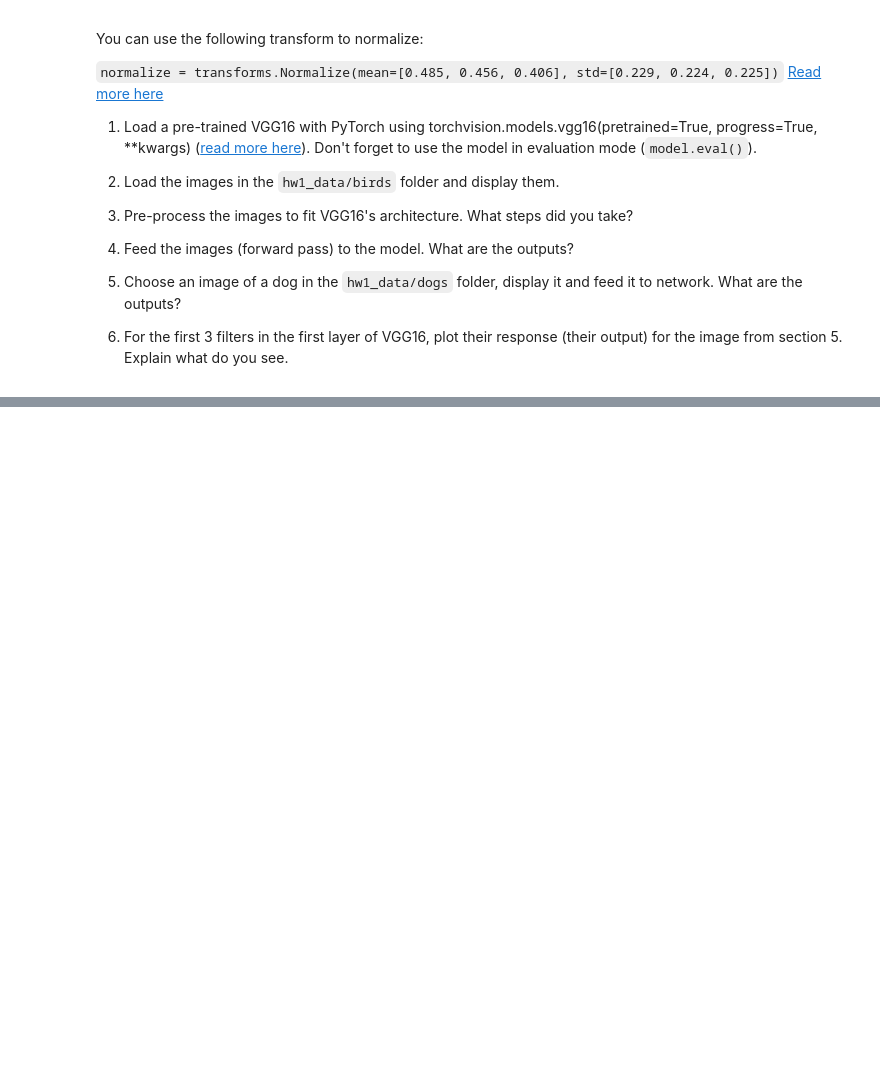
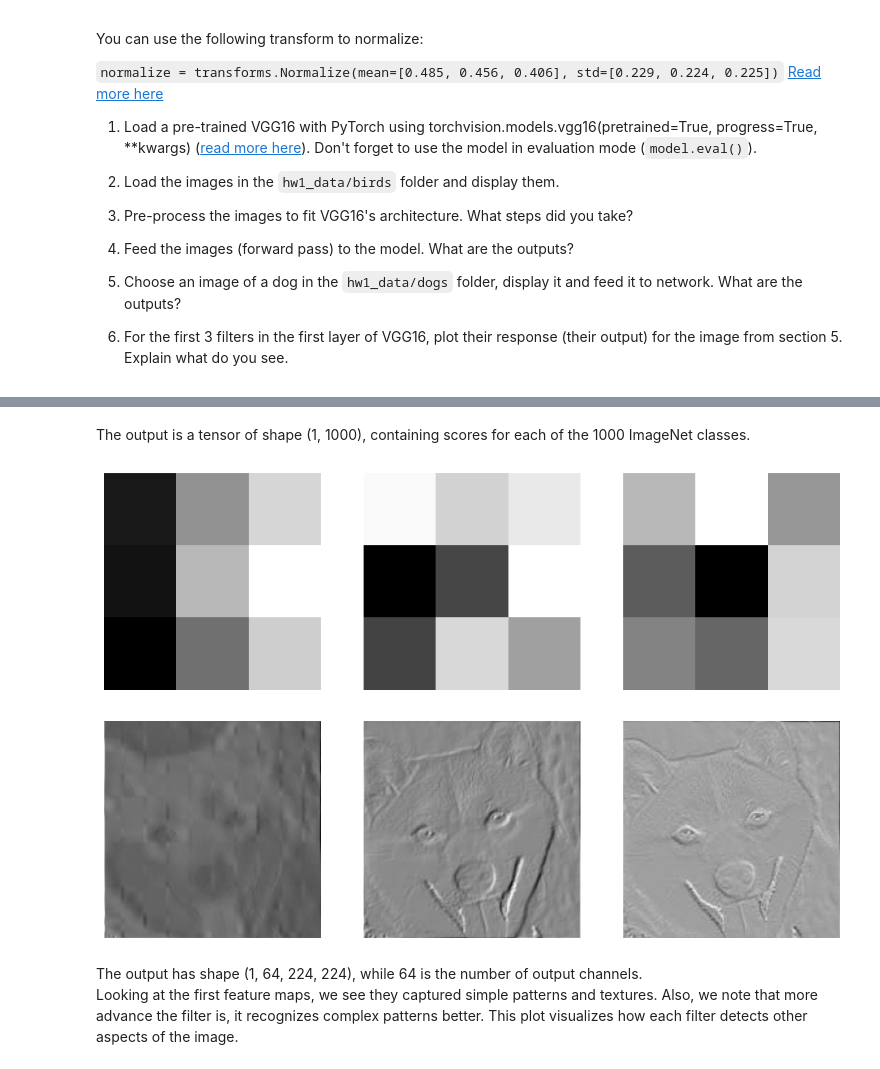
Before and after one commit to AmitShirazi1/ML2_hw1, a Jupyter notebook: HW1.ipynb, the cells around one changed output, grey strips where cells are left out. Cells and saved outputs as stored; diff of their text form; code cells hidden in the pictures; blank space fills up the shorter version.

```diff
--- a/HW1.ipynb
+++ b/HW1.ipynb
@@ -939,0 +1036,30 @@ You can use the following transform to normalize:
+# %% [markdown]
+The output is a tensor of shape (1, 1000), containing scores for each of the 1000 ImageNet classes.
+# %%
+# Get the first convolutional layer from the model
+first_conv_layer = model.features[0]
+
+# Extract the first 3 filters (weights) from the first convolutional layer
+filters = first_conv_layer.weight.data.cpu().numpy()
+
+fig, axes = plt.subplots(1, 3, figsize=(12, 4))
+for i in range(3):
+    axes[i].imshow(filters[i, 0, :, :], cmap='gray')  # Display the filter as a 2D image
+    axes[i].axis('off')
+plt.show()
+
+# Feeding the image to the first layer
+first_conv_output = first_conv_layer(dog_input_batch)
+
+# Plot the output response for the first 3 filters
+fig, axes = plt.subplots(1, 3, figsize=(12, 4))
+for i in range(3):
+    axes[i].imshow(first_conv_output[0, i].cpu().detach().numpy(), cmap='gray')  # Display the response for each filter
+    axes[i].axis('off')
+plt.show()
+# %% [output]
+[figure, added]
+[figure, added]
+# %% [markdown]
+The output has shape (1, 64, 224, 224), while 64 is the number of output channels.
+Looking at the first feature maps, we see they captured simple patterns and textures. Also, we note that more advance the filter is, it recognizes complex patterns better. This plot visualizes how each filter detects other aspects of the image.
```
Also changed, not shown: parts of 15 cells of this notebook, 4 other files.
